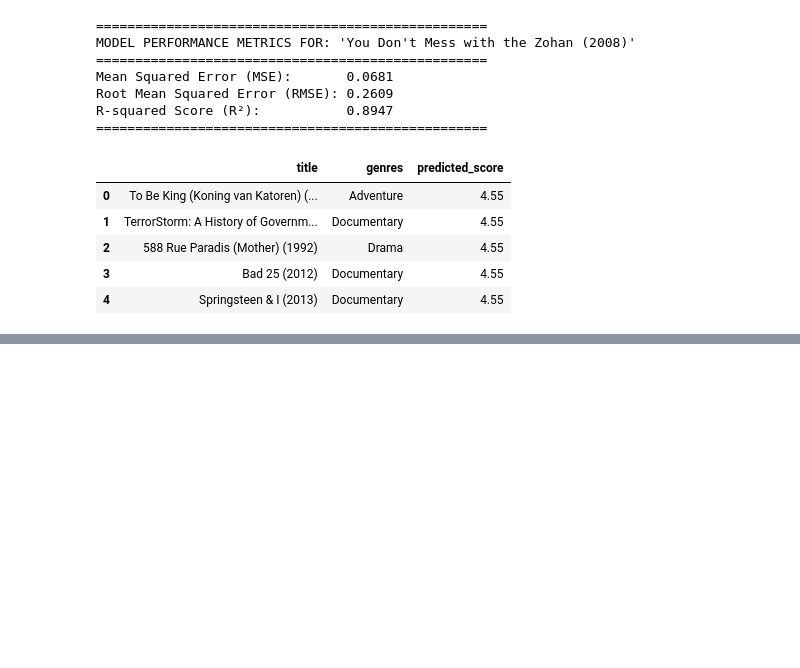
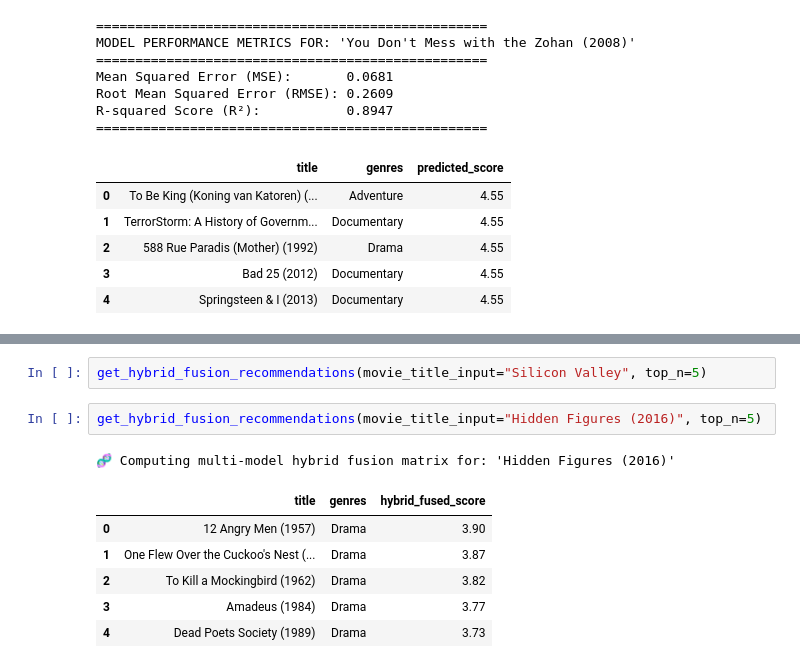
Before and after one commit to ndegwaanth/hybrid-movie-recommendation, a Jupyter notebook: ALX_Project_recommender_systems.ipynb, the cells around one changed output, grey strips where cells are left out. Drawn from its saved outputs; the diff is of its cells as text; blank space fills up the shorter version.

```diff
--- a/ALX_Project_recommender_systems.ipynb
+++ b/ALX_Project_recommender_systems.ipynb
@@ -1199,0 +1354,12 @@ R-squared Score (R²):           0.8947
+# %%
+get_hybrid_fusion_recommendations(movie_title_input="Silicon Valley", top_n=5)
+# %%
+get_hybrid_fusion_recommendations(movie_title_input="Hidden Figures (2016)", top_n=5)
+# %% [output]
+🧬 Computing multi-model hybrid fusion matrix for: 'Hidden Figures (2016)'
+|  | title | genres | hybrid_fused_score |
+| 0 | 12 Angry Men (1957) | Drama | 3.90 |
+| 1 | One Flew Over the Cuckoo's Nest (... | Drama | 3.87 |
+| 2 | To Kill a Mockingbird (1962) | Drama | 3.82 |
+| 3 | Amadeus (1984) | Drama | 3.77 |
+| 4 | Dead Poets Society (1989) | Drama | 3.73 |
```
Also changed, not shown: parts of 8 cells of this notebook.
